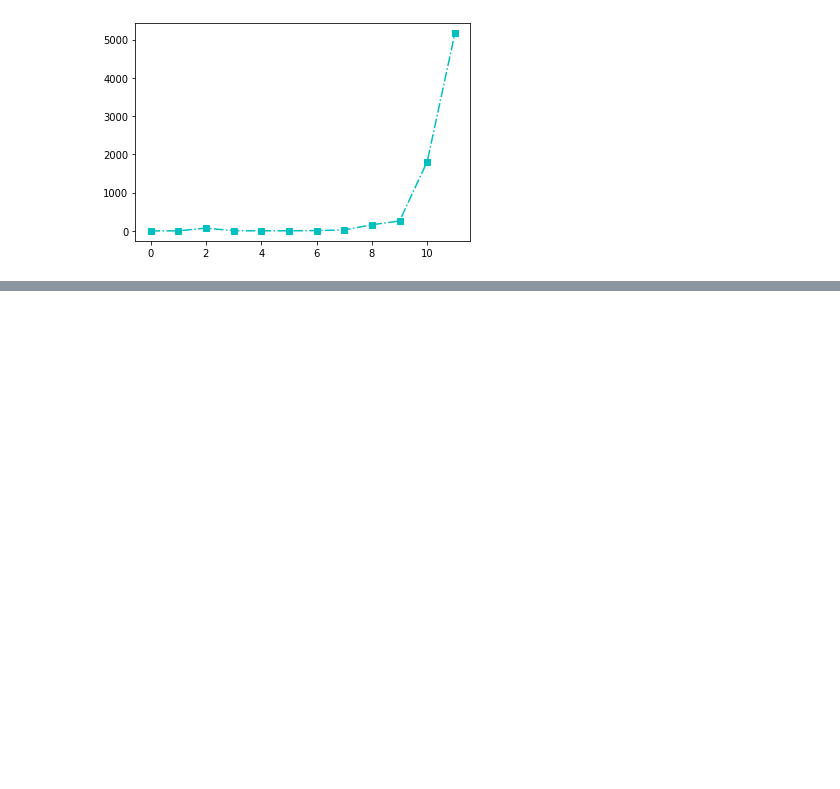
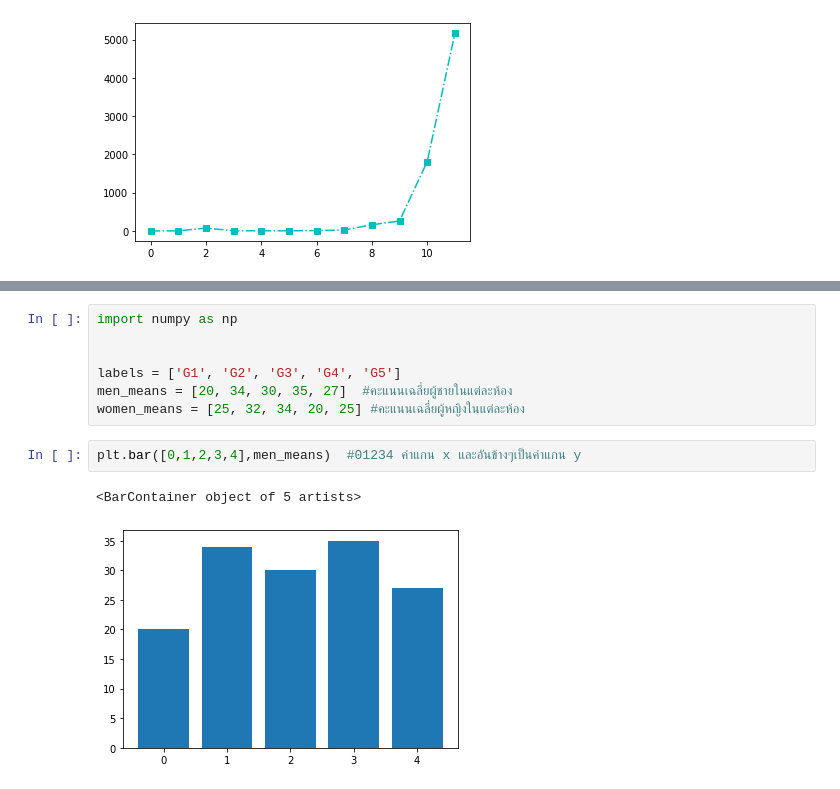
Before and after one commit to sskboonmee/DWDM21, a Jupyter notebook: Data_Visualization.ipynb, the cells around one changed output, grey strips where cells are left out. Drawn from its saved outputs; the diff is of its cells as text; blank space fills up the shorter version.

Commit message:
จบ Visualization

```diff
--- a/Data_Visualization.ipynb
+++ b/Data_Visualization.ipynb
@@ -173,0 +185,12 @@ plt.plot(range(len(data.iloc[::50,1])),data.iloc[::50,1],'s-.c')
+# %%
+import numpy as np
+
+
+labels = ['G1', 'G2', 'G3', 'G4', 'G5']
+men_means = [20, 34, 30, 35, 27]  #คะแนนเฉลี่ยผู้ชายในแต่ละห้อง
+women_means = [25, 32, 34, 20, 25] #คะแนนเฉลี่ยผู้หญิงในแต่ละห้อง
+# %%
+plt.bar([0,1,2,3,4],men_means)  #01234 ค่าแกน x และอันข้างๆเป็นค่าแกน y
+# %% [output]
+<BarContainer object of 5 artists>
+[figure, added]
```
Also changed, not shown: parts of 18 cells of this notebook.
